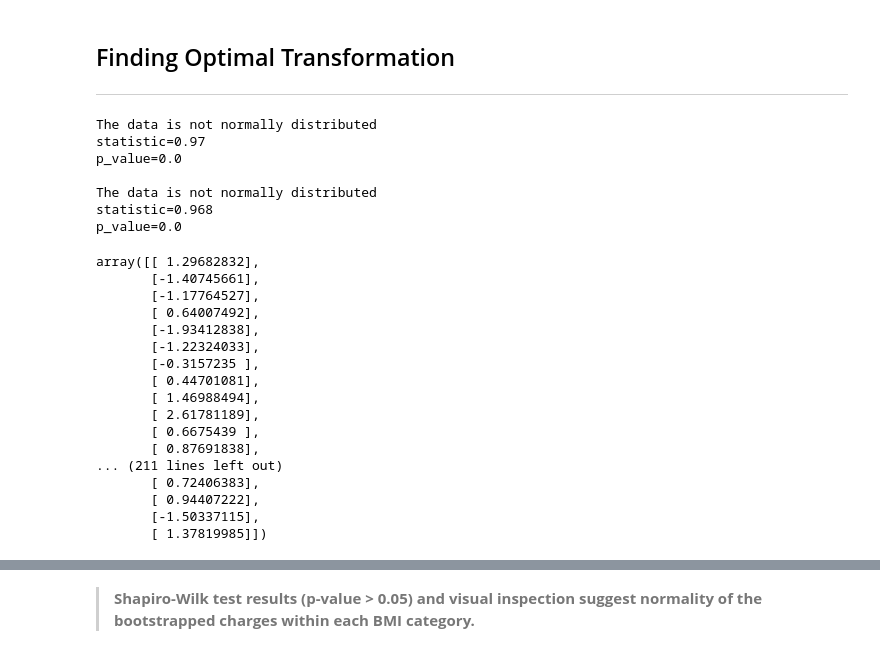
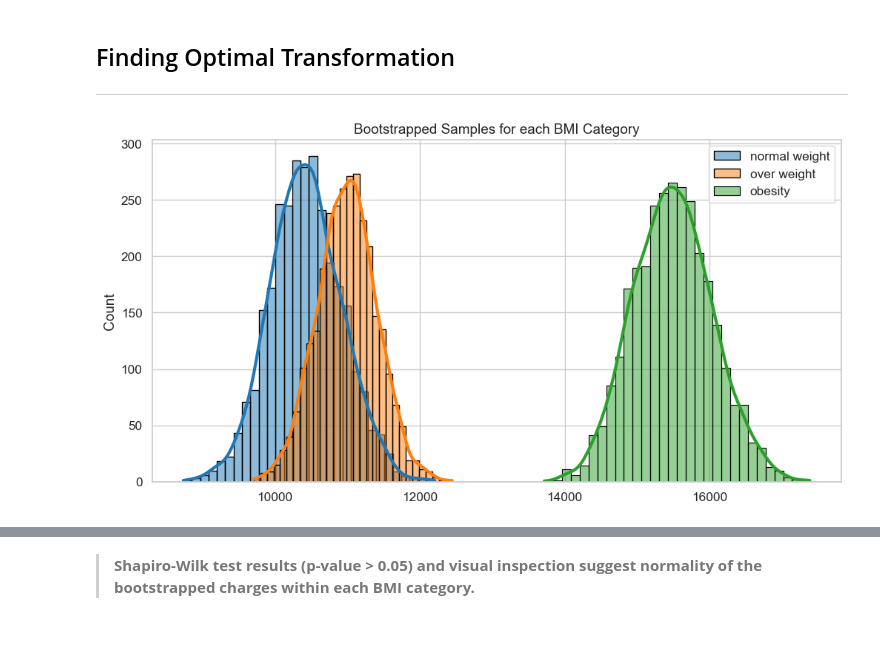
Before and after one commit to PragyanTiwari/Hypothesis-Testing-Medical-Insurance-Data, a Jupyter notebook: 01_Normality_and_T-Test.ipynb, the cells around one changed output, grey strips where cells are left out. Cells and saved outputs as stored; diff of their text form; code cells hidden in the pictures.

Commit message:
validate normality test

```diff
--- a/01_Normality_and_T-Test.ipynb
+++ b/01_Normality_and_T-Test.ipynb
@@ -133,41 +119,41 @@ transformations = {"default":normalweight_charges,
-# %%
-from sklearn.preprocessing import PowerTransformer, QuantileTransformer
-pt = PowerTransformer(method='box-cox',standardize=False)
-pt_transformed = pt.fit_transform(normalweight_charges.to_numpy().reshape(-1,1))
-shapiro_normality_test(pt_transformed)
-
-qt = QuantileTransformer(output_distribution='normal',n_quantiles=normalweight_charges.shape[0])
-qt_transformed = qt.fit_transform(normalweight_charges.to_numpy().reshape(-1,1))
-shapiro_normality_test(qt_transformed)
-# %% [output]
-The data is not normally distributed
-statistic=0.97
-p_value=0.0
-
-The data is not normally distributed
-statistic=0.968
-p_value=0.0
-# %%
-(QuantileTransformer(n_quantiles=normalweight_charges.shape[0],output_distribution='normal')
-.fit_transform(normalweight_charges.to_numpy().reshape(-1,1)))
-# %% [output]
-array([[ 1.29682832],
-       [-1.40745661],
-       [-1.17764527],
-       [ 0.64007492],
-       [-1.93412838],
-       [-1.22324033],
-       [-0.3157235 ],
-       [ 0.44701081],
-       [ 1.46988494],
-       [ 2.61781189],
-       [ 0.6675439 ],
-       [ 0.87691838],
-... (211 lines left out)
-       [ 0.72406383],
-       [ 0.94407222],
-       [-1.50337115],
-       [ 1.37819985]])
+# %%
+def get_bootstrap_samples(data:pd.Series,n_resamples:int):
+    """
+    Generates bootstrap samples for given dataset
+
+    Args:
+        data:pd.Series
+        n_resamples:int (total samples to generate)
+    Returns:
+        bootstrap_sample:numpy.ndarray
+    """
+    bootstrap_samples = stats.bootstrap(data=(data,),
+                                        statistic=np.mean,
+                                        confidence_level=0.95, # 5% significance level
+                                        n_resamples=n_resamples,
+                                        axis=0,
+                                        random_state=42).bootstrap_distribution
+    return bootstrap_samples
+
+
+# get bootstrap samples for the charges based on bmi category
+normalweight_bootstrap_samples = get_bootstrap_samples(normalweight_charges,3000)
+
+overweight_bootstrap_samples = get_bootstrap_samples(overweight_charges,3000)
+
+obesity_bootstrap_samples = get_bootstrap_samples(obesity_charges,3000)
+
+
+# plot the histogram of the bootstrap samples
+plt.figure(figsize=(12,6))
+sns.histplot(normalweight_bootstrap_samples,bins=30,edgecolor='black',kde=True,label='normal weight')
+sns.histplot(overweight_bootstrap_samples,bins=30,edgecolor='black',kde=True,label='over weight')
+sns.histplot(obesity_bootstrap_samples,bins=30,edgecolor='black',kde=True,label='obesity')
+plt.legend()
+plt.title("Bootstrapped Samples for each BMI Category")
+plt.show()
+# %% [output]
+[figure, added]
 # %%
 from sklearn.preprocessing import (PowerTransformer,
                                    QuantileTransformer,
```
Also changed, not shown: parts of 16 cells of this notebook.
